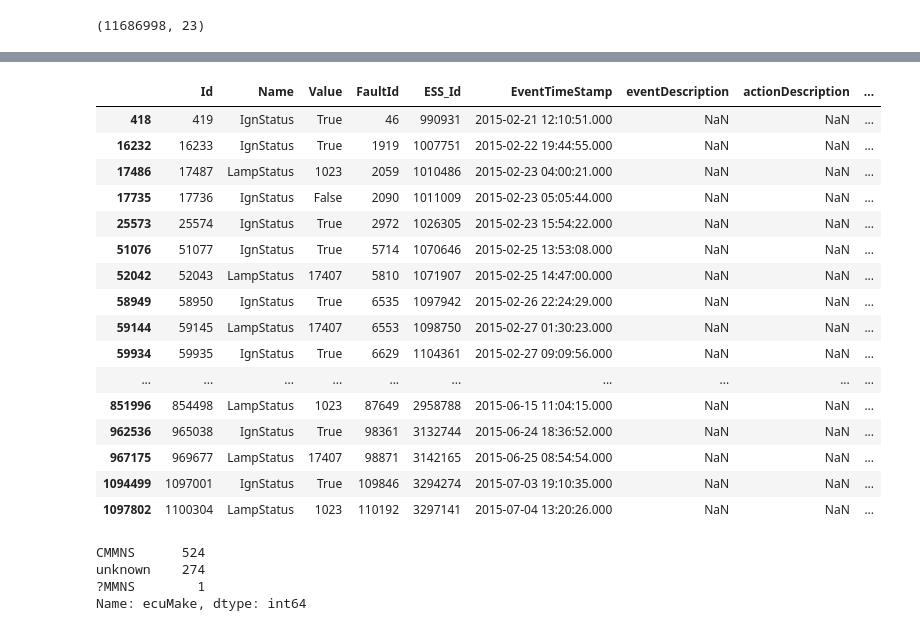
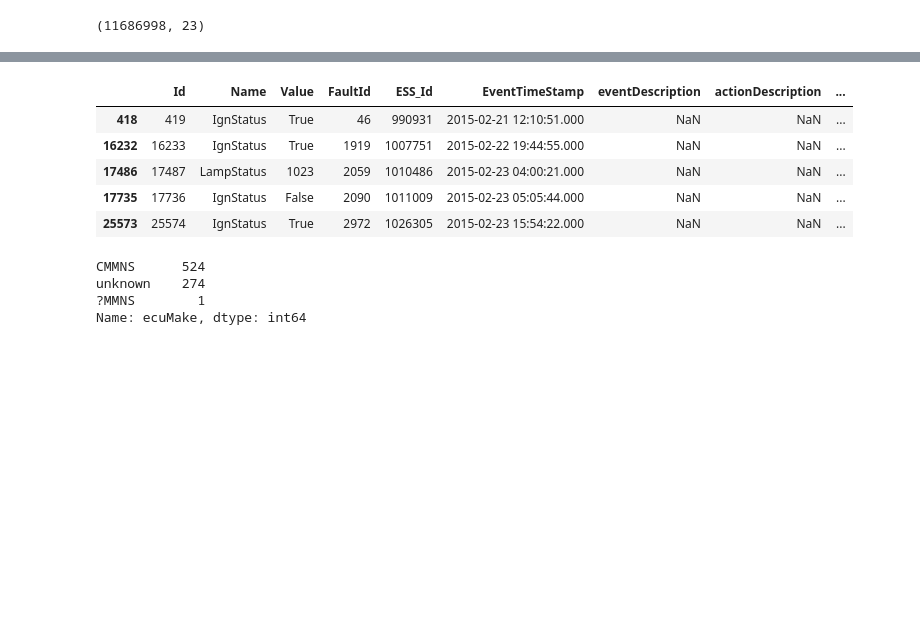
Before and after one commit to berneskaracay/dq-8-predicting-engine-derates-starfish, a Jupyter notebook: dq8.ipynb, the cells around one changed output, grey strips where cells are left out. Saved outputs shown, nothing was run; the diff lists cells and outputs as text; code cells hidden in the pictures; blank space fills up the shorter version.

```diff
--- a/dq8.ipynb
+++ b/dq8.ipynb
@@ -117,25 +125,14 @@ derated.shape
 # %%
 derated=derated.drop_duplicates(subset=['EquipmentID', 'EventTimeStamp'], keep="first")
 # %%
-derated.head(50)
+derated.head(5)
 # %% [output]
 |  | Id | Name | Value | FaultId | ESS_Id | EventTimeStamp | eventDescription | actionDescription | ... |
 | 418 | 419 | IgnStatus | True | 46 | 990931 | 2015-02-21 12:10:51.000 | NaN | NaN | ... |
 | 16232 | 16233 | IgnStatus | True | 1919 | 1007751 | 2015-02-22 19:44:55.000 | NaN | NaN | ... |
 | 17486 | 17487 | LampStatus | 1023 | 2059 | 1010486 | 2015-02-23 04:00:21.000 | NaN | NaN | ... |
 | 17735 | 17736 | IgnStatus | False | 2090 | 1011009 | 2015-02-23 05:05:44.000 | NaN | NaN | ... |
 | 25573 | 25574 | IgnStatus | True | 2972 | 1026305 | 2015-02-23 15:54:22.000 | NaN | NaN | ... |
-| 51076 | 51077 | IgnStatus | True | 5714 | 1070646 | 2015-02-25 13:53:08.000 | NaN | NaN | ... |
-| 52042 | 52043 | LampStatus | 17407 | 5810 | 1071907 | 2015-02-25 14:47:00.000 | NaN | NaN | ... |
-| 58949 | 58950 | IgnStatus | True | 6535 | 1097942 | 2015-02-26 22:24:29.000 | NaN | NaN | ... |
-| 59144 | 59145 | LampStatus | 17407 | 6553 | 1098750 | 2015-02-27 01:30:23.000 | NaN | NaN | ... |
-| 59934 | 59935 | IgnStatus | True | 6629 | 1104361 | 2015-02-27 09:09:56.000 | NaN | NaN | ... |
-| ... | ... | ... | ... | ... | ... | ... | ... | ... | ... |
-| 851996 | 854498 | LampStatus | 1023 | 87649 | 2958788 | 2015-06-15 11:04:15.000 | NaN | NaN | ... |
-| 962536 | 965038 | IgnStatus | True | 98361 | 3132744 | 2015-06-24 18:36:52.000 | NaN | NaN | ... |
-| 967175 | 969677 | LampStatus | 17407 | 98871 | 3142165 | 2015-06-25 08:54:54.000 | NaN | NaN | ... |
-| 1094499 | 1097001 | IgnStatus | True | 109846 | 3294274 | 2015-07-03 19:10:35.000 | NaN | NaN | ... |
-| 1097802 | 1100304 | LampStatus | 1023 | 110192 | 3297141 | 2015-07-04 13:20:26.000 | NaN | NaN | ... |
 # %%
 derated["ecuMake"].value_counts()
 # %% [output]
```
Also changed, not shown: parts of 9 cells of this notebook.
